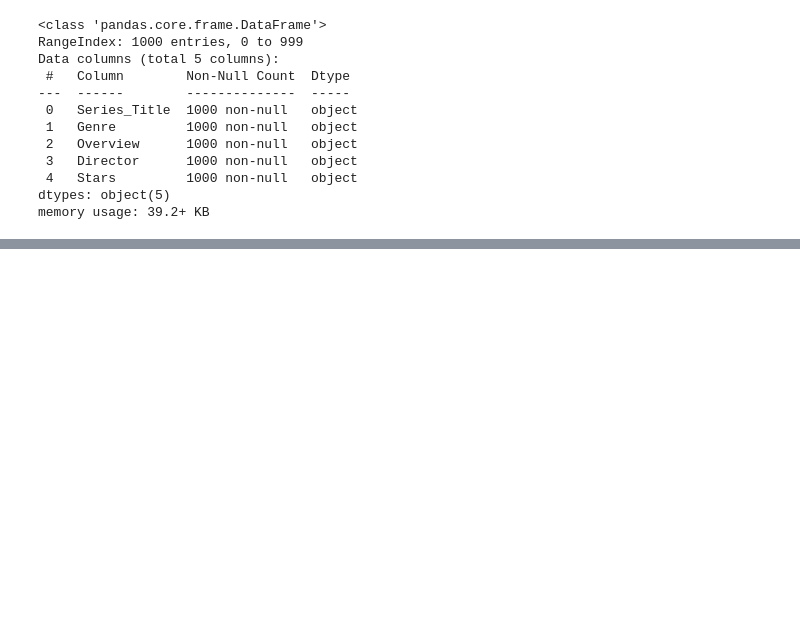
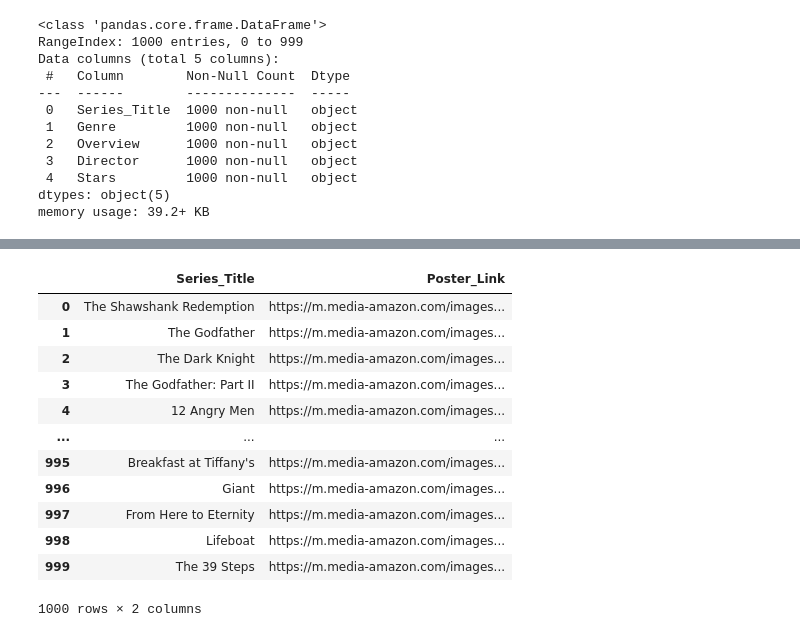
Before and after one commit to Chongaaaa/Python-AI, a Jupyter notebook: python_notebook/clean_data.ipynb, the cells around one changed output, grey strips where cells are left out. Drawn from its saved outputs; the diff is of its cells as text; code cells hidden in the pictures; blank space fills up the shorter version.

```diff
--- a/python_notebook/clean_data.ipynb
+++ b/python_notebook/clean_data.ipynb
@@ -3,7 +3,7 @@ import pandas as pd
 # %%
 import pandas as pd
 # Load Data
-movies = pd.read_csv("imdb_top_1000.csv")
+movies = pd.read_csv("../dataset/imdb_top_1000.csv")
 # %%
 movies.head(5)
 # %% [output]
@@ -366,3 +366,7 @@ cleaned_movies.head()
 | 4 | 12 Angry Men | crime drama | juri holdout attempt prevent misc... | sidney lumet | henri fonda lee j cobb martin bal... |
 # %%
 cleaned_movies.to_csv('movies.csv',index="False")
+# %%
+pickle_movies = cleaned_movies[["Series_Title"]]
+pickle_movies["Poster_Link"] = movies[["Poster_Link"]]
+pickle_movies.head()
@@ -368,0 +385,18 @@ cleaned_movies.to_csv('movies.csv',index="False")
+# %%
+import pickle
+pickle.dump(pickle_movies,open('../pickle/movies.pkl', 'wb'))
+pickle.load(open('../pickle/movies.pkl', 'rb'))
+# %% [output]
+|  | Series_Title | Poster_Link |
+| 0 | The Shawshank Redemption | https://m.media-amazon.com/images... |
+| 1 | The Godfather | https://m.media-amazon.com/images... |
+| 2 | The Dark Knight | https://m.media-amazon.com/images... |
+| 3 | The Godfather: Part II | https://m.media-amazon.com/images... |
+| 4 | 12 Angry Men | https://m.media-amazon.com/images... |
+| ... | ... | ... |
+| 995 | Breakfast at Tiffany's | https://m.media-amazon.com/images... |
+| 996 | Giant | https://m.media-amazon.com/images... |
+| 997 | From Here to Eternity | https://m.media-amazon.com/images... |
+| 998 | Lifeboat | https://m.media-amazon.com/images... |
+| 999 | The 39 Steps | https://m.media-amazon.com/images... |
+1000 rows × 2 columns
```
Also changed, not shown: parts of 2 cells of this notebook, 6 other files.
